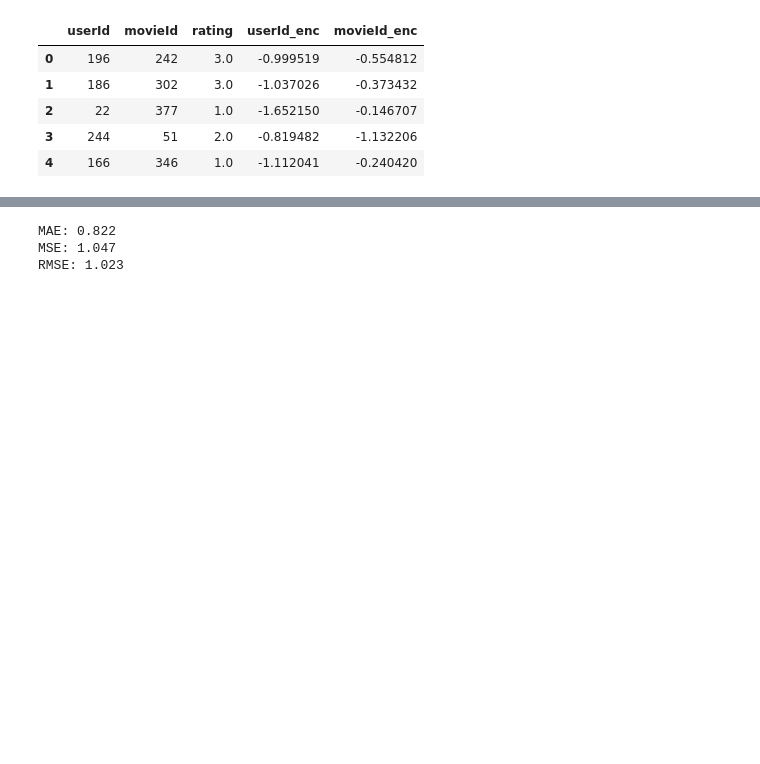
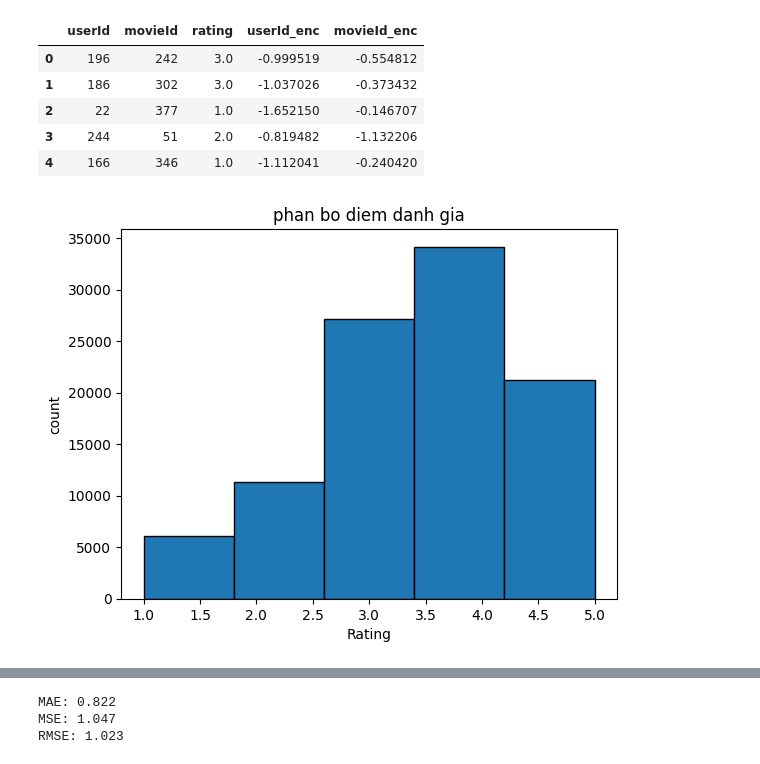
Before and after one commit to idn03/CT294project, a Jupyter notebook: models/lightGBM.ipynb, the cells around one changed output, grey strips where cells are left out. Drawn from its saved outputs; the diff is of its cells as text; code cells hidden in the pictures; blank space fills up the shorter version.

```diff
--- a/models/lightGBM.ipynb
+++ b/models/lightGBM.ipynb
@@ -45,7 +45,11 @@ df.head()
 | 2 | 22 | 377 | 1.0 | -1.652150 | -0.146707 |
 | 3 | 244 | 51 | 2.0 | -0.819482 | -1.132206 |
 | 4 | 166 | 346 | 1.0 | -1.112041 | -0.240420 |
-# %%
-#chuan hoa du lieu
-scaler = StandardScaler()
-df[["userId_enc", "movieId_enc"]] = scaler.fit_transform(df[["userId_enc", "movieId_enc"]])
+# %%
+plt.hist(df['rating'], bins = 5, ec = 'black')
+plt.xlabel('Rating')
+plt.ylabel('count')
+plt.title('phan bo diem danh gia')
+plt.show()
+# %% [output]
+[figure, added]
```
Also changed, not shown: parts of 5 cells of this notebook, 8 other files.
